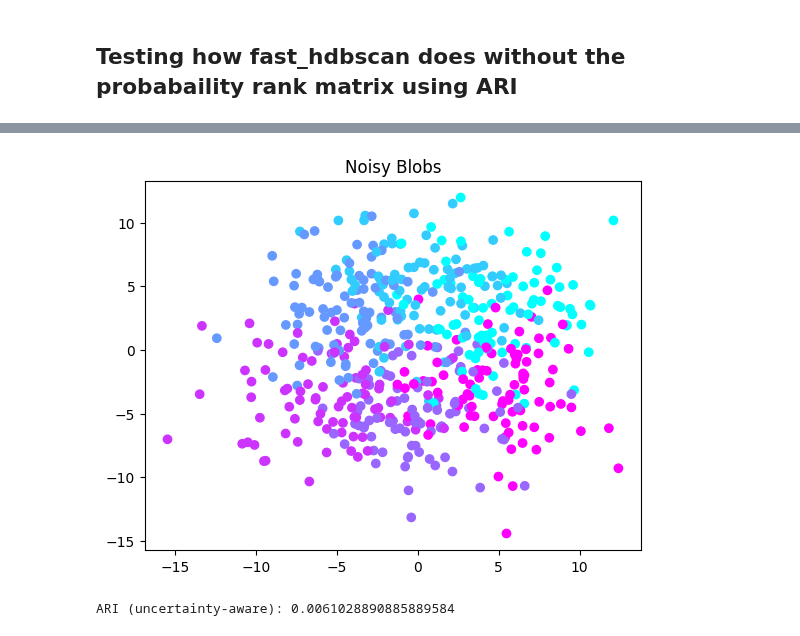
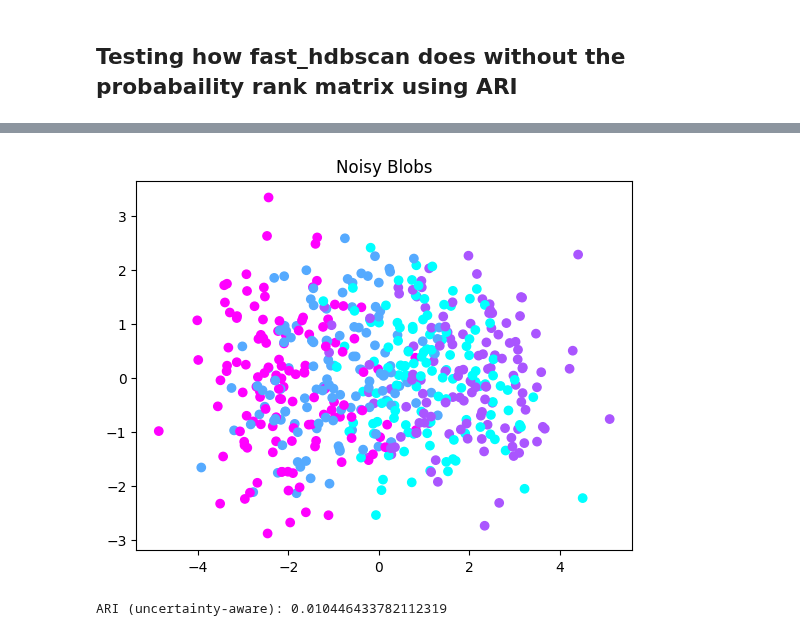
Before and after one commit to RobinB1lo/New-HDBSCAN, a Jupyter notebook: trials/fast_hdbscan.ipynb, the cells around one changed output, grey strips where cells are left out. Drawn from its saved outputs; the diff is of its cells as text; code cells hidden in the pictures.

```diff
--- a/trials/fast_hdbscan.ipynb
+++ b/trials/fast_hdbscan.ipynb
@@ -6,7 +6,7 @@ import matplotlib.pyplot as plt
 
 X, true_labels = make_blobs(
     n_samples = 500,
-    centers = [(5, 3), (0, 5), (-5, 3), (0, -5), (-5, -3), (5, -3)],
+    centers = [(1, 0), (-1, 0), (2, 0), (-2, 0)],
     cluster_std = 0.5,
     random_state = 42
 )
@@ -19,16 +19,16 @@ plt.show()
 # %%
 from fast_hdbscan import HDBSCAN
 from sklearn.metrics import adjusted_rand_score
 import numpy as np
 
-std = 3.0
+std = 1.0
 X_obs = X + np.random.normal(scale=std, size=X.shape)
 
 plt.scatter(X_obs[:,0], X_obs[:,1], c=true_labels, cmap="cool")
 plt.title("Noisy Blobs")
 plt.show()
 # %% [output]
-[figure, old version]
+[figure, new version]
 # %%
 k = 5
 
@@ -42,4 +42,4 @@ pred_labels = clusterer.fit_predict(X_obs)
 ari = adjusted_rand_score(labels_true=true_labels, labels_pred=pred_labels)
 print("ARI (uncertainty-aware):", ari)
 # %% [output]
-ARI (uncertainty-aware): 0.0061028890885889584
+ARI (uncertainty-aware): 0.010446433782112319
```
Also changed, not shown: parts of 1 cell of this notebook, 3 other files.
